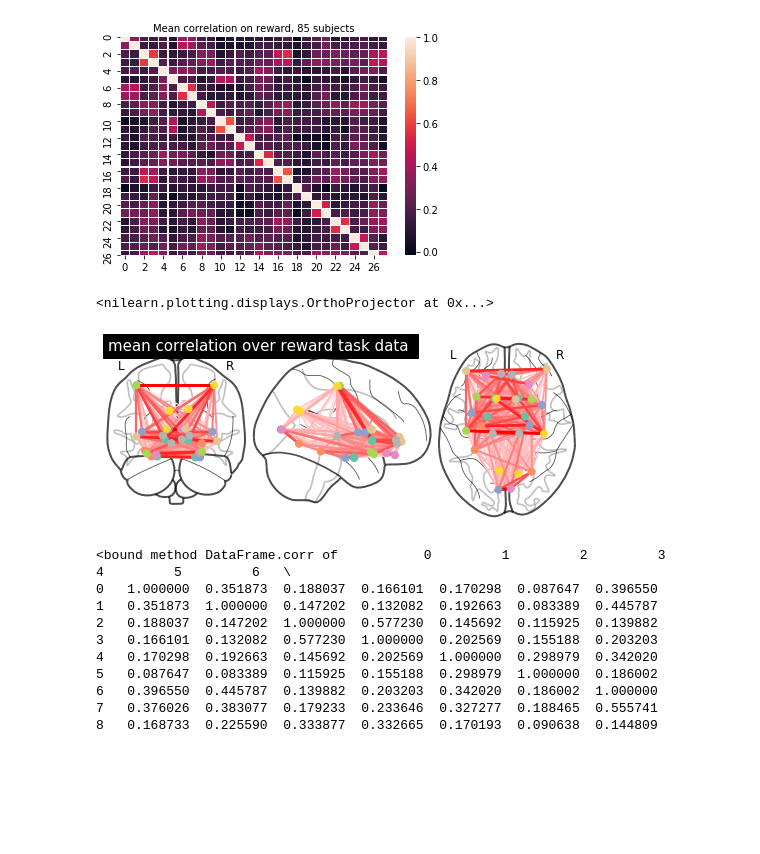
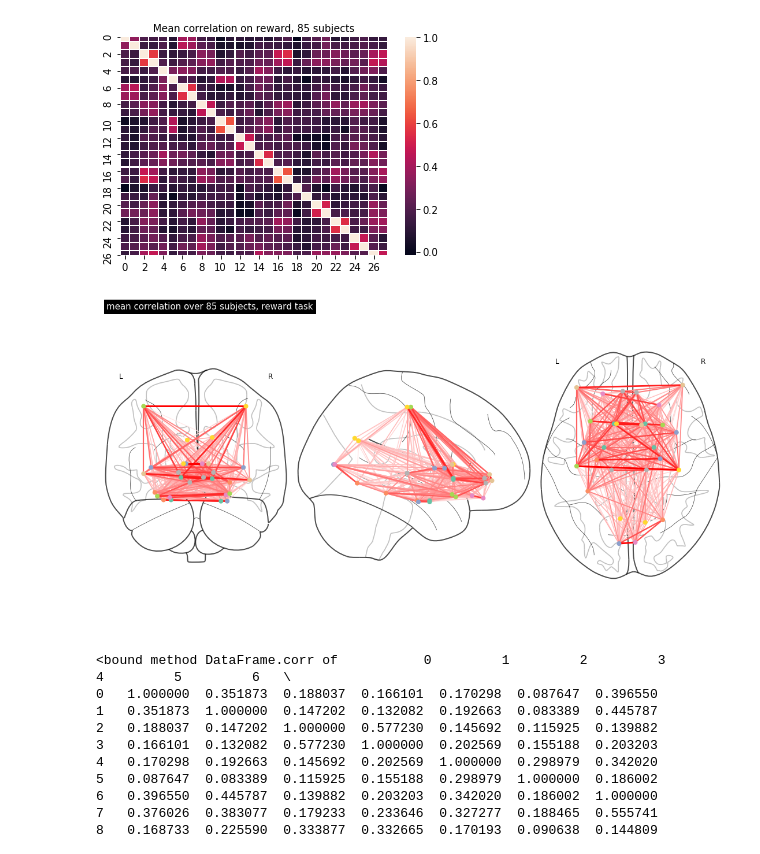
Before and after one commit to niblunc/Bevel, a Jupyter notebook: ana/beta/group_level_connectivity_nilearn.ipynb, the cells around one changed output. Saved outputs shown, nothing was run; the diff lists cells and outputs as text; code cells hidden in the pictures; blank space fills up the shorter version.

```diff
--- a/ana/beta/group_level_connectivity_nilearn.ipynb
+++ b/ana/beta/group_level_connectivity_nilearn.ipynb
@@ -28,8 +28,8 @@ def plot_matrices(matrices, matrix_kind):
 # %% [markdown]
 ### prepare data
 # %%
-#files=glob.glob('/Users/nikkibytes/Documents/niblunc/data/sub-*')
-files=glob.glob('/projects/niblab/bids_projects/Experiments/Bevel/derivatives/betaseries/output/timeseries/rl/subs/sub-*')
+files=glob.glob('/Users/nikkibytes/Documents/niblunc/data/sub-*')
+#files=glob.glob('/projects/niblab/bids_projects/Experiments/Bevel/derivatives/betaseries/output/timeseries/rl/subs/sub-*')
 reward_subjects = []
 punish_subjects = []
 pooled_subjects = []
@@ -62,8 +62,8 @@ for f in sorted(files):
 /Users/nikkibytes/Documents/niblunc/data/sub-009_punish.txt
 /Users/nikkibytes/Documents/niblunc/data/sub-009_reward.txt
 # %%
-#roi_datafile = "/Users/nikkibytes/Documents/niblunc/data/betaseries_rois.txt"
-roi_datafile = "/projects/niblab/bids_projects/Experiments/Bevel/derivatives/betaseries/betaseries_rois.txt"
+roi_datafile = "/Users/nikkibytes/Documents/niblunc/data/betaseries_rois.txt"
+#roi_datafile = "/projects/niblab/bids_projects/Experiments/Bevel/derivatives/betaseries/betaseries_rois.txt"
 roi_df = pd.read_csv(roi_datafile, sep="\t")
 #print(roi_df.head())
 roi_df.set_index("Region", inplace=True)
@@ -101,14 +101,15 @@ Mean correlation has shape (28, 28).
 # test output matrix we just made loads and matches the or
 #rwd_mean_correlation_matrix
 # %%
-display = plotting.plot_connectome(rwd_mean_correlation_matrix, roi_coords,
-                         title='mean correlation over 85 subjects, reward task')
-display.savefig('/projects/niblab/bids_projects/Experiments/Bevel/derivatives/betaseries/output/reward_corr_brain.png')
+fig=plt.figure(figsize=(15,8))
+display=plotting.plot_connectome(rwd_mean_correlation_matrix, roi_coords,
+                         title='mean correlation over 85 subjects, reward task', figure=fig)
+display.savefig('test_reward_corr_brain.png')
 # Don't forget to close the display
+plt.show()
 display.close()
 # %% [output]
-<nilearn.plotting.displays.OrthoProjector at 0x...>
-[figure, old version]
+[figure, new version]
 # %%
 corr = np.loadtxt(open("reward_corr_matrix.csv", "rb"), delimiter=",")
 rwd_df = pd.DataFrame(corr)
```
Also changed, not shown: parts of 1 cell of this notebook, 6 other files.
